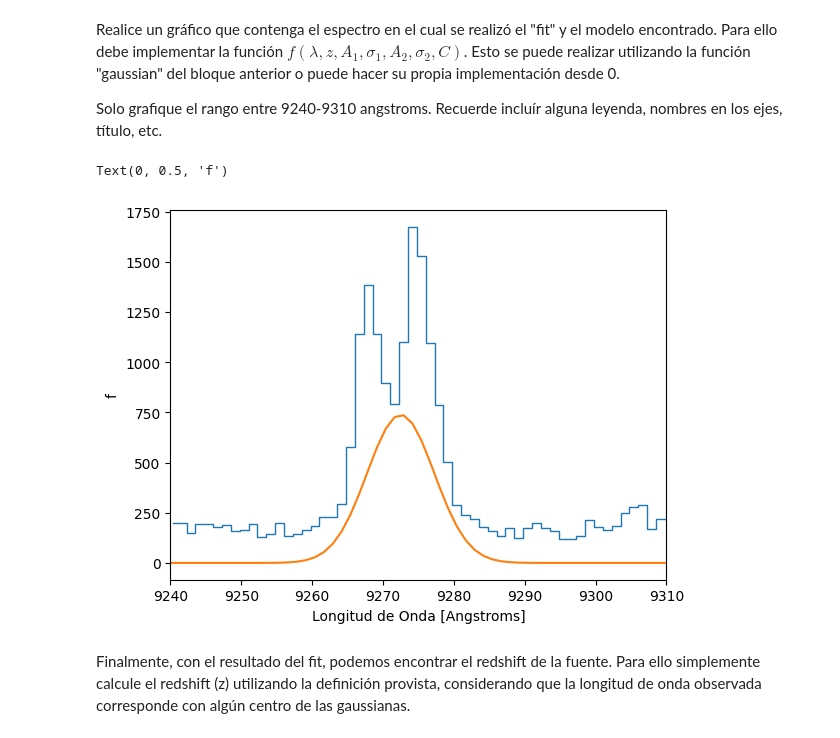
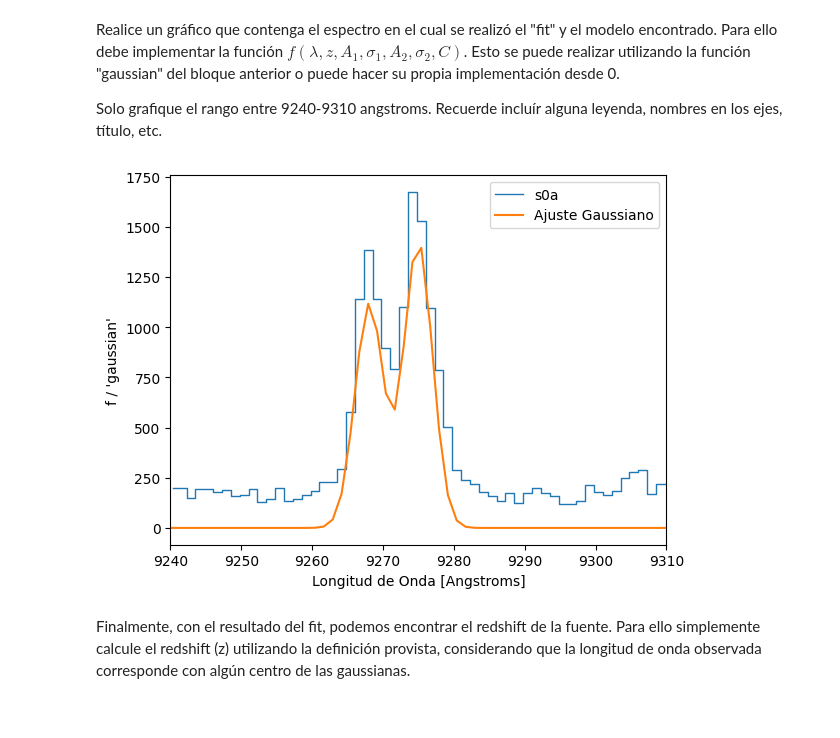
Before and after one commit to AstroOlguin/Tarea-4, a Jupyter notebook: Tarea4.ipynb, the cells around one changed output. Cells and saved outputs as stored; diff of their text form; code cells hidden in the pictures.

```diff
--- a/Tarea4.ipynb
+++ b/Tarea4.ipynb
@@ -306,7 +304,8 @@ MPDAF ya es capaz de hacer este fit por nosotros, para ello proceda como se le i
 3. El resultado deberían ser dos objetos de tipo obj.Gauss1D, utilice el método print_param() para mostrar los resultados de cada fit.
 # %%
 # Utilice el método gauss_dfit (solo utilizaremos un espectro de los antes calculados, no necesitamos los 4)
-fit1, fit2 = espectro_s0a.gauss_dfit(9240, 9310, 3272.092/3729.875)  # rellene con los parámetros adecuados
+
+fit1, fit2 = espectro_s0a.gauss_dfit(9240, 9310, 3727.092/3729.875)  # rellene con los parámetros adecuados
 
 # Haga el print de los parámetros del primer objeto Gauss1D (fit1) (utilice el método "print_param" para esto)
 fit1.print_param()
@@ -360,19 +363,20 @@ Solo grafique el rango entre 9240-9310 angstroms. Recuerde incluír alguna leyen
 # %%
 # Inserte aquí su gráfico:
 
-x = espectro_s0a.wave.coord()     #
+x = espectro_s0a.wave.coord()   #
 
-gausianas = gaussian(x, fit1.lpeak, fit1.fwhm, fit2.peak) + gaussian(x, fit2.lpeak, fit2.fwhm, fit2.peak)
+gausianas = gaussian(x, fit1.lpeak, fit1.fwhm, fit1.peak) + gaussian(x, fit2.lpeak, fit2.fwhm, fit2.peak)
 
 espectro_s0a.plot(lmin=9240, lmax =9310, label="s0a")
 
-plt.plot(x, gausianas)
+plt.plot(x, gausianas, label="Ajuste Gaussiano")
 plt.xlim(9240,9310)
 plt.xlabel("Longitud de Onda [Angstroms]")
-plt.ylabel("f")
+plt.ylabel("f / 'gaussian'")
+plt.legend()
+plt.show()
 # %% [output]
-Text(0, 0.5, 'f')
-[figure, old version]
+[figure, new version]
 # %% [markdown]
 Finalmente, con el resultado del fit, podemos encontrar el redshift de la fuente. Para ello simplemente calcule el redshift (z) utilizando la definición provista, considerando que la longitud de onda observada corresponde con algún centro de las gaussianas.
 # %%
```
Also changed, not shown: parts of 8 cells of this notebook.
